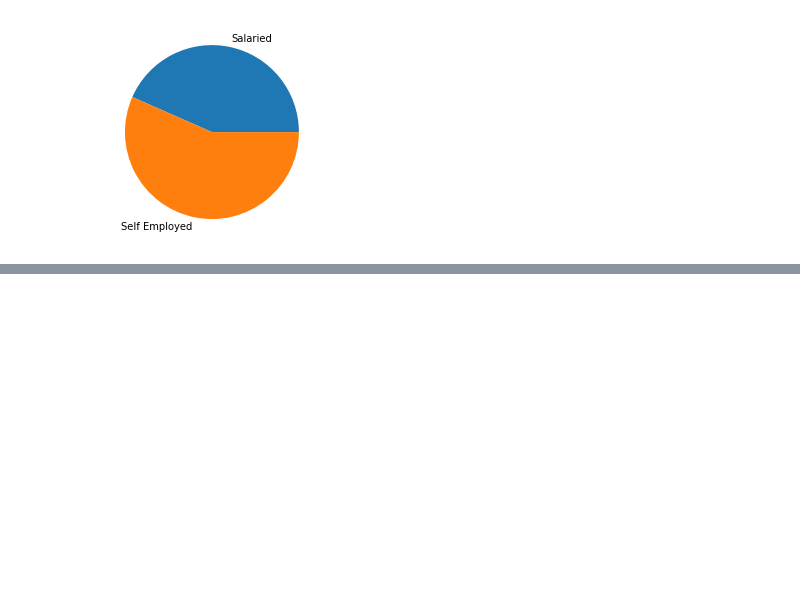
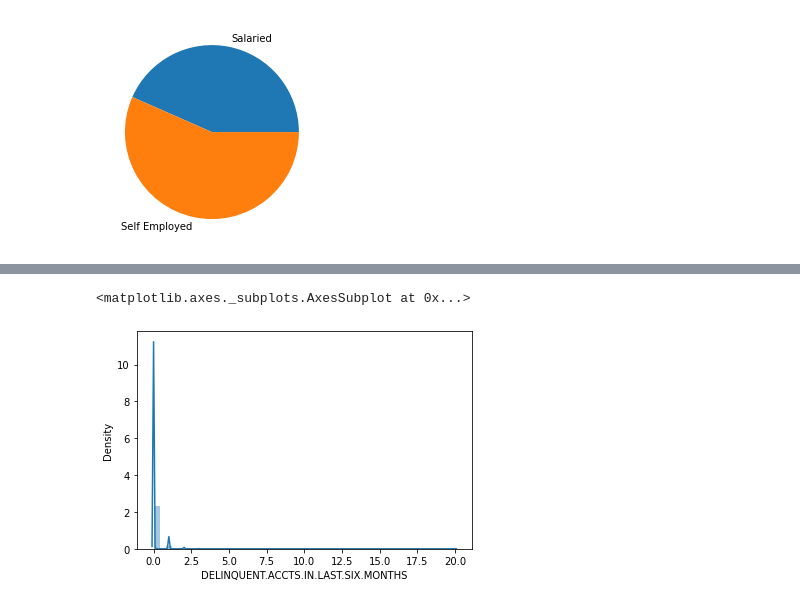
Before and after one commit to pahwa1902/Learning, a Jupyter notebook: VehicleLoanDefault.ipynb, the cells around one changed output, grey strips where cells are left out. Cells and saved outputs as stored; diff of their text form; code cells hidden in the pictures; blank space fills up the shorter version.

```diff
--- a/VehicleLoanDefault.ipynb
+++ b/VehicleLoanDefault.ipynb
@@ -238,0 +249,5 @@ final_train_data.head()
+# %%
+sns.distplot(final_train_data['DELINQUENT.ACCTS.IN.LAST.SIX.MONTHS'],label='Deliquenet accounts')
+# %% [output]
+<matplotlib.axes._subplots.AxesSubplot at 0x...>
+[figure, added]
```
Also changed, not shown: parts of 35 cells of this notebook.
